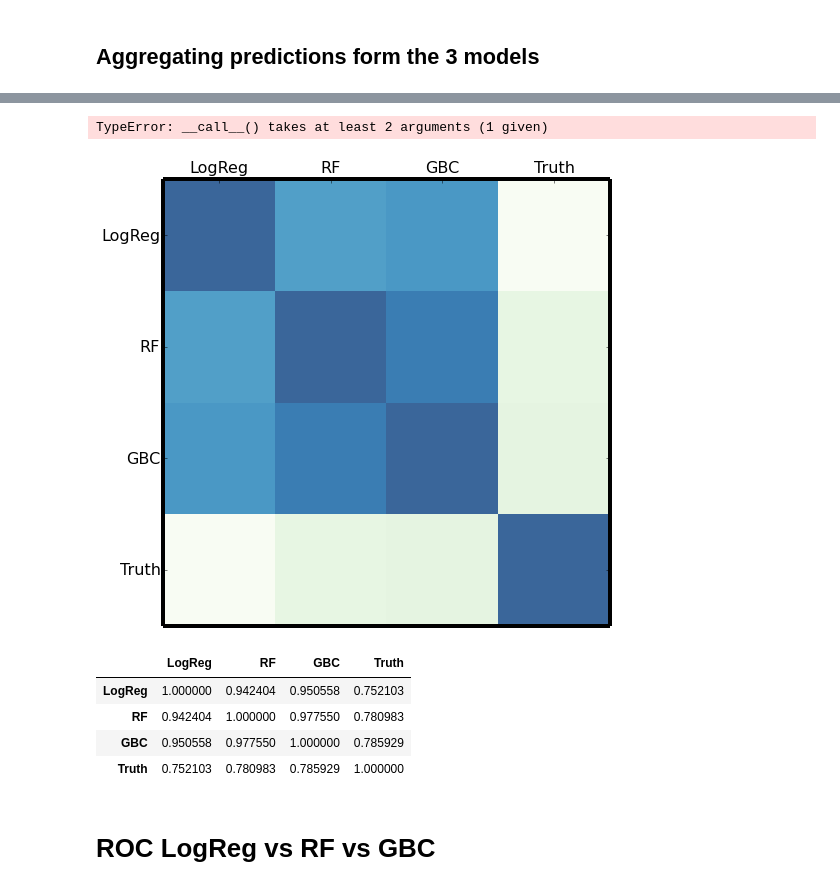
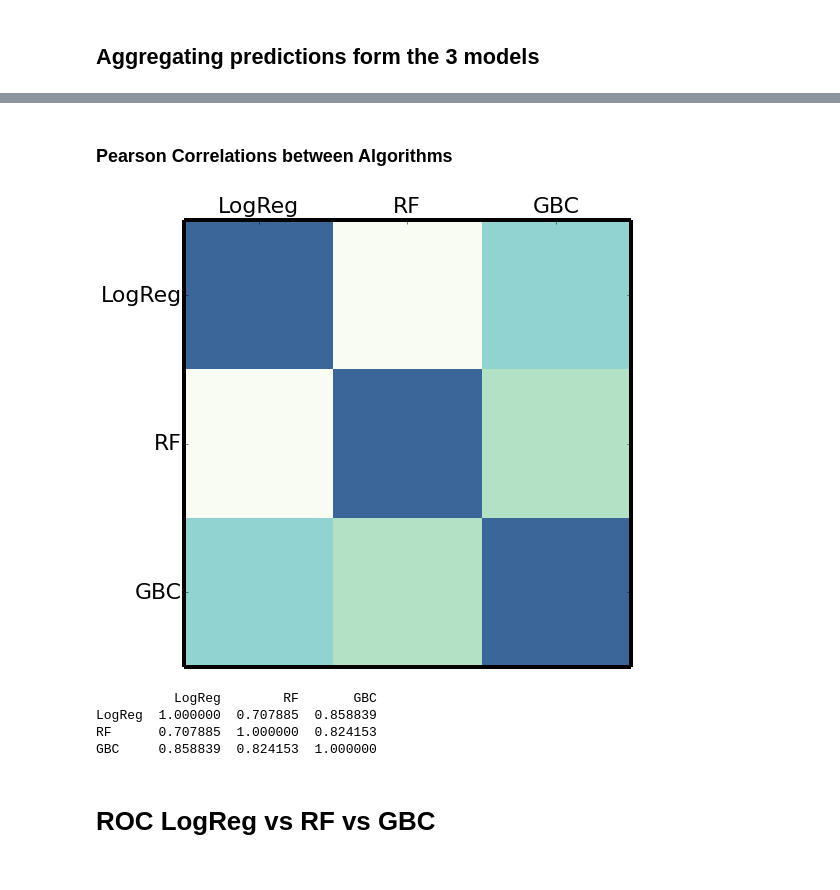
Before and after one commit to Schork-Lab/cg-classifier, a Jupyter notebook: ipynb/cg_RF_NA12877.ipynb, the cells around one changed output, grey strips where cells are left out. Saved outputs shown, nothing was run; the diff lists cells and outputs as text; code cells hidden in the pictures.

```diff
--- a/ipynb/cg_RF_NA12877.ipynb
+++ b/ipynb/cg_RF_NA12877.ipynb
@@ -922,10 +922,38 @@ test_set_indels_predictions[pred_cols].corr(method='spearman')
 | RF_500est_gini_split4_leaf2_predi... | 0.872701 | 1.000000 | 0.941542 | 0.749771 |
 | GBC_150est_learn01_maxdepth5_pred... | 0.877046 | 0.941542 | 1.000000 | 0.750430 |
 | truth | 0.716980 | 0.749771 | 0.750430 | 1.000000 |
+# %% [markdown]
+### Pearson Correlations between Algorithms
+# %%
+#HEATMAP FOR CORRELATIONS BETWEEN CLASSIFIER SCORES & TRUTH
+matplotlib.rcParams.update({'figure.figsize':(8,8)})
+matplotlib.rcParams.update({'font.size': 22})
+prob_cols = [i for i in test_set_indels_predictions.columns if 'prob' in i]
+#prob_cols.append('truth')
+test_set_indels_predictions[prob_cols].corr(method='pearson')
+
+
+import matplotlib.pyplot as plt
+prob_corr_df = test_set_indels_predictions[prob_cols].corr(method='spearman')
+prob_corr_df.columns = ['LogReg', 'RF', 'GBC']  #, 'Truth'
+prob_corr_df.index = ['LogReg', 'RF', 'GBC']  #, 'Truth'
+#prob_corr_df['Truth'] = prob_corr_df['Truth'].astype(float)
+fig, ax = plt.subplots()
+heatmap = ax.pcolor(prob_corr_df, cmap=plt.cm.GnBu, alpha=0.8)
+plt.yticks(np.arange(0.5, len(prob_corr_df.index), 1), prob_corr_df.index)
+plt.xticks(np.arange(0.5, len(prob_corr_df.columns), 1), prob_corr_df.columns)
+
+# want a more natural, table-like display
+ax.invert_yaxis()
+ax.xaxis.tick_top()
+plt.show()
+# %% [output]
+[figure, added]
 # %%
-test_set_indels_predictions.to_csv('/Users/ers_vader/git_data/cg_classifier/models/allFeatures/NA12877_trained_models/20140802/NA12877trainedClassifier_predictions_for_NA12878_indels_LR_RF_GBC_unscaled_allfeatures_noCGAXR.tsv', sep="\t")
+fig.savefig('/Users/ers_vader/git_data/cg_classifier/models/NA12877_trained_models/20140802/allFeatures/NA12877trainedClassifier_HEATMAP_Spearman_for_NA12878bench_indels_allFeatures_unscaled.png', bbox_inches="tight")
+print prob_corr_df
+# %% [output]
+          LogReg        RF       GBC
+LogReg  1.000000  0.707885  0.858839
+RF      0.707885  1.000000  0.824153
+GBC     0.858839  0.824153  1.000000
-# %%
-from matplotlib import cm
-cm.winter_r()
-# %% [output]
-TypeError: __call__() takes at least 2 arguments (1 given)
@@ -932,16 +968,18 @@ TypeError: __call__() takes at least 2 arguments (1 given)
 # %%
-#HEATMAP FOR CORRELATIONS BETWEEN CLASSIFIER SCORES & TRUTH
-
+#HAMMING DISTANCE
+#HEATMAP FOR HAMMING DIST BETWEEN CLASSIFIER SCORES & TRUTH
+matplotlib.rcParams.update({'figure.figsize':(8,8)})
+matplotlib.rcParams.update({'font.size': 22})
 prob_cols = [i for i in test_set_indels_predictions.columns if 'prob' in i]
 prob_cols.append('truth')
-test_set_indels_predictions[prob_cols].corr(method='pearson')
+#test_set_indels_predictions[prob_cols].corr(method='pearson')
 
 
 import matplotlib.pyplot as plt
-prob_corr_df = test_set_indels_predictions[prob_cols].corr()
-prob_corr_df.columns = ['LogReg', 'RF', 'GBC', 'Truth']
-prob_corr_df.index = ['LogReg', 'RF', 'GBC', 'Truth']
-prob_corr_df['Truth'] = prob_corr_df['Truth'].astype(float)
+prob_corr_df = test_set_indels_predictions[prob_cols].corr(method='spearman')
+prob_corr_df.columns = ['LogReg', 'RF', 'GBC', 'Truth']  #, 'Truth'
+prob_corr_df.index = ['LogReg', 'RF', 'GBC', 'Truth']  #, 'Truth'
+#prob_corr_df['Truth'] = prob_corr_df['Truth'].astype(float)
 fig, ax = plt.subplots()
 heatmap = ax.pcolor(prob_corr_df, cmap=plt.cm.GnBu, alpha=0.8)
 plt.yticks(np.arange(0.5, len(prob_corr_df.index), 1), prob_corr_df.index)
@@ -951,13 +989,3 @@ plt.xticks(np.arange(0.5, len(prob_corr_df.columns), 1), prob_corr_df.columns)
 ax.invert_yaxis()
 ax.xaxis.tick_top()
 plt.show()
-# %% [output]
-[figure, removed]
-# %%
-prob_corr_df
-# %% [output]
-|  | LogReg | RF | GBC | Truth |
-| LogReg | 1.000000 | 0.942404 | 0.950558 | 0.752103 |
-| RF | 0.942404 | 1.000000 | 0.977550 | 0.780983 |
-| GBC | 0.950558 | 0.977550 | 1.000000 | 0.785929 |
-| Truth | 0.752103 | 0.780983 | 0.785929 | 1.000000 |
```
Also changed, not shown: parts of 6 cells of this notebook.
